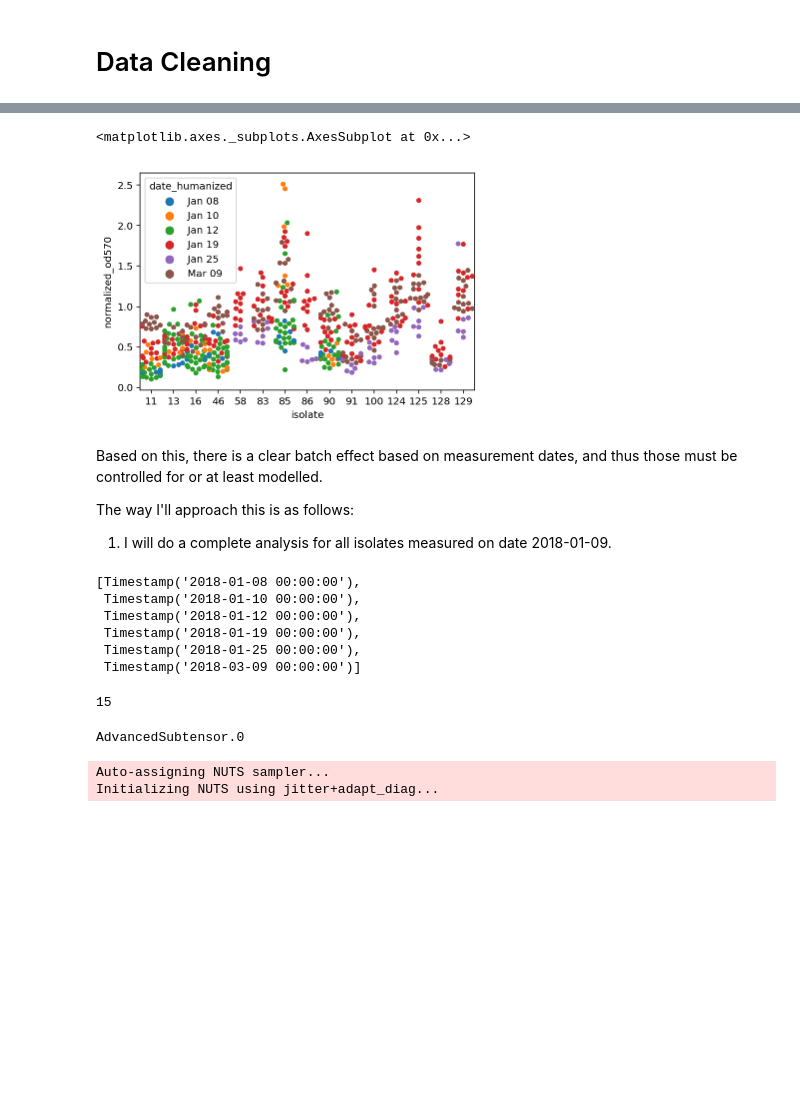
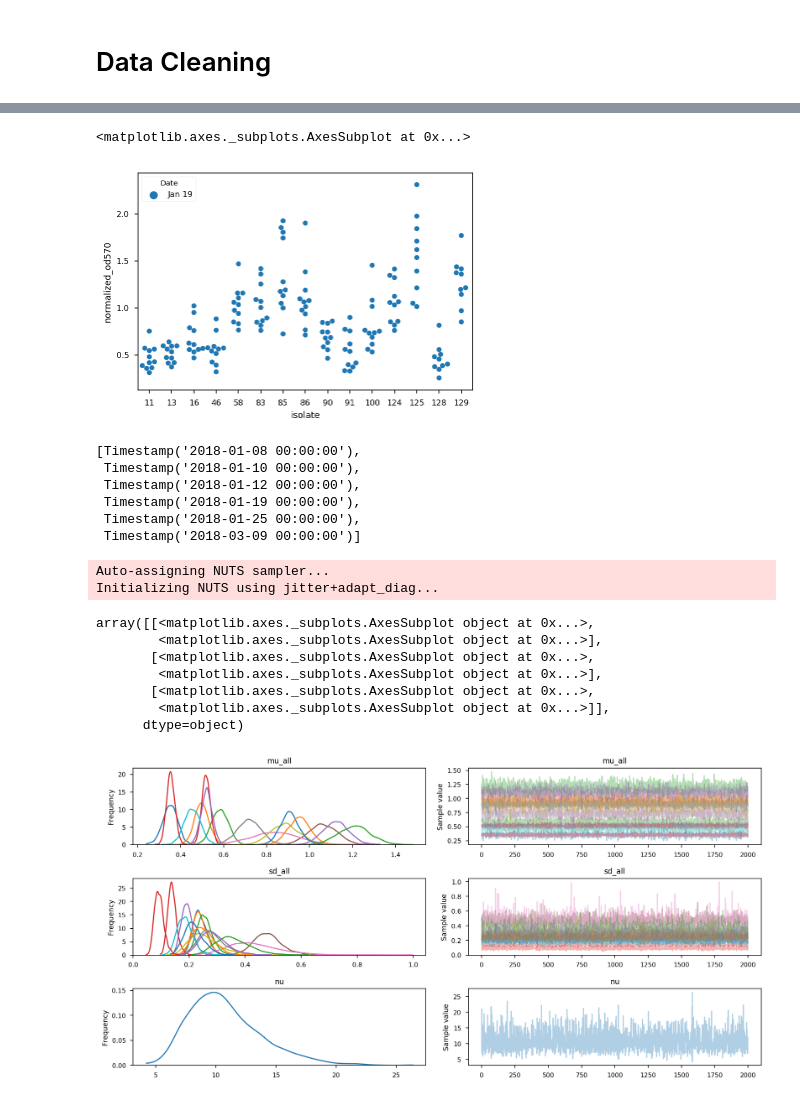
Before and after one commit to afcarl/mia-stats, a Jupyter notebook: biofilm/20180201-analysis.ipynb, the cells around one changed output, grey strips where cells are left out. Cells and saved outputs as stored; diff of their text form; code cells hidden in the pictures; blank space fills up the shorter version.

```diff
--- a/biofilm/20180201-analysis.ipynb
+++ b/biofilm/20180201-analysis.ipynb
@@ -47,14 +69,8 @@ sns.swarmplot(x='isolate', y='normalized_od570', hue='st', data=data)
 # %%
-sns.swarmplot(x='isolate', y='normalized_od570', hue='date_humanized', data=data)
+sns.swarmplot(x='isolate', y='normalized_od570', hue='Date', data=data[data['date_humanized'] == 'Jan 19'])
 # %% [output]
 <matplotlib.axes._subplots.AxesSubplot at 0x...>
-[figure, old version]
+[figure, new version]
-# %% [markdown]
-Based on this, there is a clear batch effect based on measurement dates, and thus those must be controlled for or at least modelled.
-
-The way I'll approach this is as follows:
-
-1. I will do a complete analysis for all isolates measured on date 2018-01-09.
 # %%
 sorted(set(data['date']))
 # %% [output]
@@ -66,28 +82,29 @@ sorted(set(data['date']))
  Timestamp('2018-03-09 00:00:00')]
 # %%
 with pm.Model() as all_model:
-    data['isolate_coded'] = pd.Categorical(data['isolate']).codes
-    shape = len(set(data['isolate_coded']))
-    print(shape)
-    mu_all = pm.Normal('mu_all', mu=0, sd=100, shape=(shape,))
-    sd_all = pm.HalfCauchy('sd_all', beta=1, shape=(shape,))
+    shape = len(set(data['isolate_macaque_coded']))
+
+    BoundNormal = pm.Bound(pm.Normal, lower=0)
+    mu_all = BoundNormal('mu_all', mu=0, sd=100, shape=(shape,))[data['isolate_macaque_coded']]
+    sd_all = pm.HalfCauchy('sd_all', beta=1, shape=(shape,))[data['isolate_macaque_coded']]
     nu = pm.Exponential('nu', lam=0.5)
 
-    mu = mu_all[data['isolate_coded']]
-    sd = sd_all[data['isolate_coded']]
-
-    like = pm.StudentT('like', mu=mu, sd=sd, nu=nu, observed=data['normalized_od570'])
+    like = pm.StudentT('like', mu=mu_all, sd=sd_all, nu=nu, observed=data['normalized_od570'])
-# %% [output]
-15
-# %%
-with all_model:
-    print(mu)
-# %% [output]
-AdvancedSubtensor.0
 # %%
 with all_model:
     all_trace = pm.sample(2000)
 # %% [output]
 Auto-assigning NUTS sampler...
 Initializing NUTS using jitter+adapt_diag...
+# %%
+pm.traceplot(all_trace)
+# %% [output]
+array([[<matplotlib.axes._subplots.AxesSubplot object at 0x...>,
+        <matplotlib.axes._subplots.AxesSubplot object at 0x...>],
+       [<matplotlib.axes._subplots.AxesSubplot object at 0x...>,
+        <matplotlib.axes._subplots.AxesSubplot object at 0x...>],
+       [<matplotlib.axes._subplots.AxesSubplot object at 0x...>,
+        <matplotlib.axes._subplots.AxesSubplot object at 0x...>]],
+      dtype=object)
+[figure, added]
 # %%
```
Also changed, not shown: parts of 35 cells of this notebook, 3 other files.
